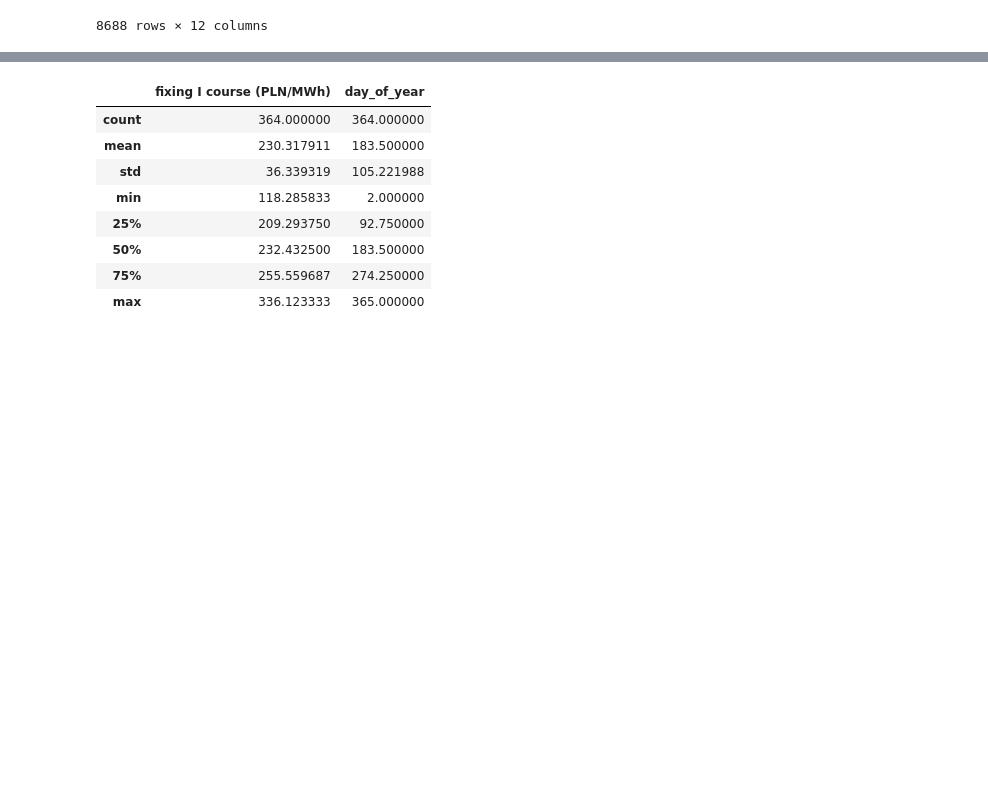
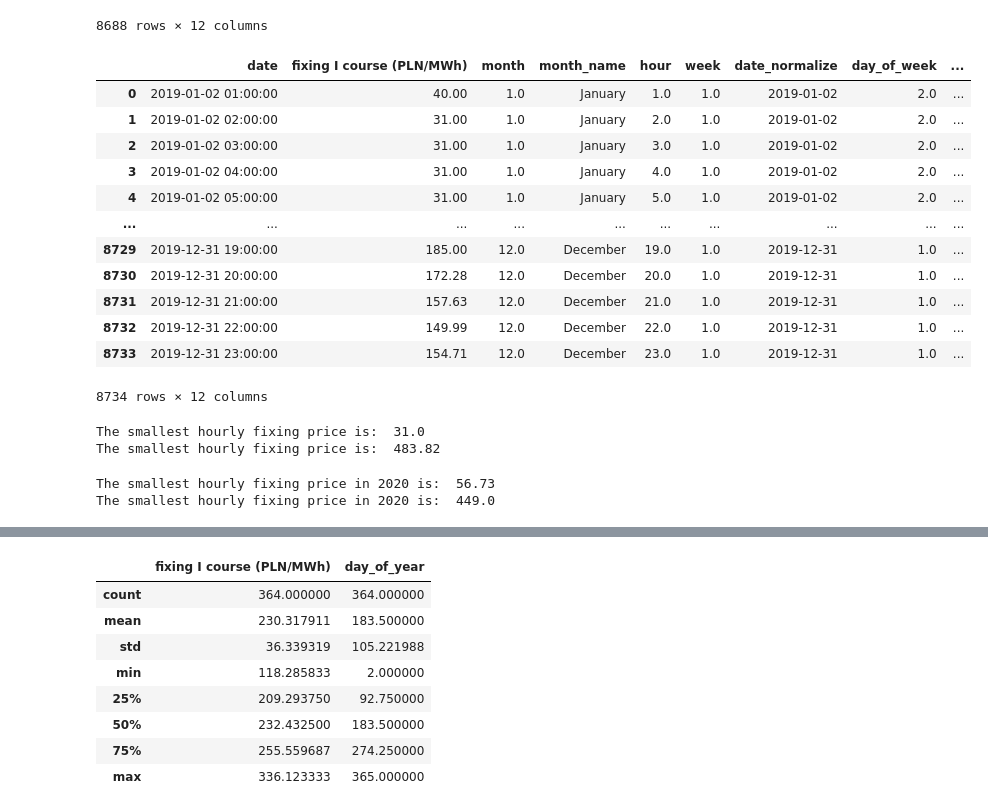
Before and after one commit to piekarsky/Short-Term-Electricity-Price-Forecasting-at-the-Polish-Day-Ahead-Market, a Jupyter notebook: power-market-analysis.ipynb, the cells around one changed output, grey strips where cells are left out. Drawn from its saved outputs; the diff is of its cells as text; code cells hidden in the pictures; blank space fills up the shorter version.

```diff
--- a/power-market-analysis.ipynb
+++ b/power-market-analysis.ipynb
@@ -257,3 +257,19 @@ df2020
 | 8686 | 2020-12-26 23:00:00 | 142.73 | 12.0 | December | 23.0 | 52.0 | 2020-12-26 | 5.0 | ... |
 | 8687 | 2020-12-27 00:00:00 | 100.00 | 12.0 | December | 0.0 | 52.0 | 2020-12-27 | 6.0 | ... |
 8688 rows × 12 columns
+# %%
+df2019
+# %% [output]
+|  | date | fixing I course (PLN/MWh) | month | month_name | hour | week | date_normalize | day_of_week | ... |
+| 0 | 2019-01-02 01:00:00 | 40.00 | 1.0 | January | 1.0 | 1.0 | 2019-01-02 | 2.0 | ... |
+| 1 | 2019-01-02 02:00:00 | 31.00 | 1.0 | January | 2.0 | 1.0 | 2019-01-02 | 2.0 | ... |
+| 2 | 2019-01-02 03:00:00 | 31.00 | 1.0 | January | 3.0 | 1.0 | 2019-01-02 | 2.0 | ... |
+| 3 | 2019-01-02 04:00:00 | 31.00 | 1.0 | January | 4.0 | 1.0 | 2019-01-02 | 2.0 | ... |
+| 4 | 2019-01-02 05:00:00 | 31.00 | 1.0 | January | 5.0 | 1.0 | 2019-01-02 | 2.0 | ... |
+| ... | ... | ... | ... | ... | ... | ... | ... | ... | ... |
+| 8729 | 2019-12-31 19:00:00 | 185.00 | 12.0 | December | 19.0 | 1.0 | 2019-12-31 | 1.0 | ... |
+| 8730 | 2019-12-31 20:00:00 | 172.28 | 12.0 | December | 20.0 | 1.0 | 2019-12-31 | 1.0 | ... |
+| 8731 | 2019-12-31 21:00:00 | 157.63 | 12.0 | December | 21.0 | 1.0 | 2019-12-31 | 1.0 | ... |
+| 8732 | 2019-12-31 22:00:00 | 149.99 | 12.0 | December | 22.0 | 1.0 | 2019-12-31 | 1.0 | ... |
+| 8733 | 2019-12-31 23:00:00 | 154.71 | 12.0 | December | 23.0 | 1.0 | 2019-12-31 | 1.0 | ... |
+8734 rows × 12 columns
@@ -259,0 +278,17 @@ df2020
+# %%
+smallest_hourly_fixing_price_2019 = min(df2019['fixing I course (PLN/MWh)'])
+print('The smallest hourly fixing price in 2019 is: ', smallest_hourly_fixing_price_2019)
+biggest_hourly_fixing_price_2019 = max(df2019['fixing I course (PLN/MWh)'])
+print('The smallest hourly fixing price in 2019 is: ', biggest_hourly_fixing_price_2019)
+mean_hourly_fixing_price_2019 = statistics.mean(df2019[])
+# %% [output]
+The smallest hourly fixing price is:  31.0
+The smallest hourly fixing price is:  483.82
+# %%
+smallest_hourly_fixing_price_2020 = min(df2020['fixing I course (PLN/MWh)'])
+print('The smallest hourly fixing price in 2020 is: ', smallest_hourly_fixing_price_2020)
+biggest_hourly_fixing_price_2020 = max(df2020['fixing I course (PLN/MWh)'])
+print('The smallest hourly fixing price in 2020 is: ', biggest_hourly_fixing_price_2020)
+# %% [output]
+The smallest hourly fixing price in 2020 is:  56.73
+The smallest hourly fixing price in 2020 is:  449.0
```
Also changed, not shown: parts of 7 cells of this notebook.
